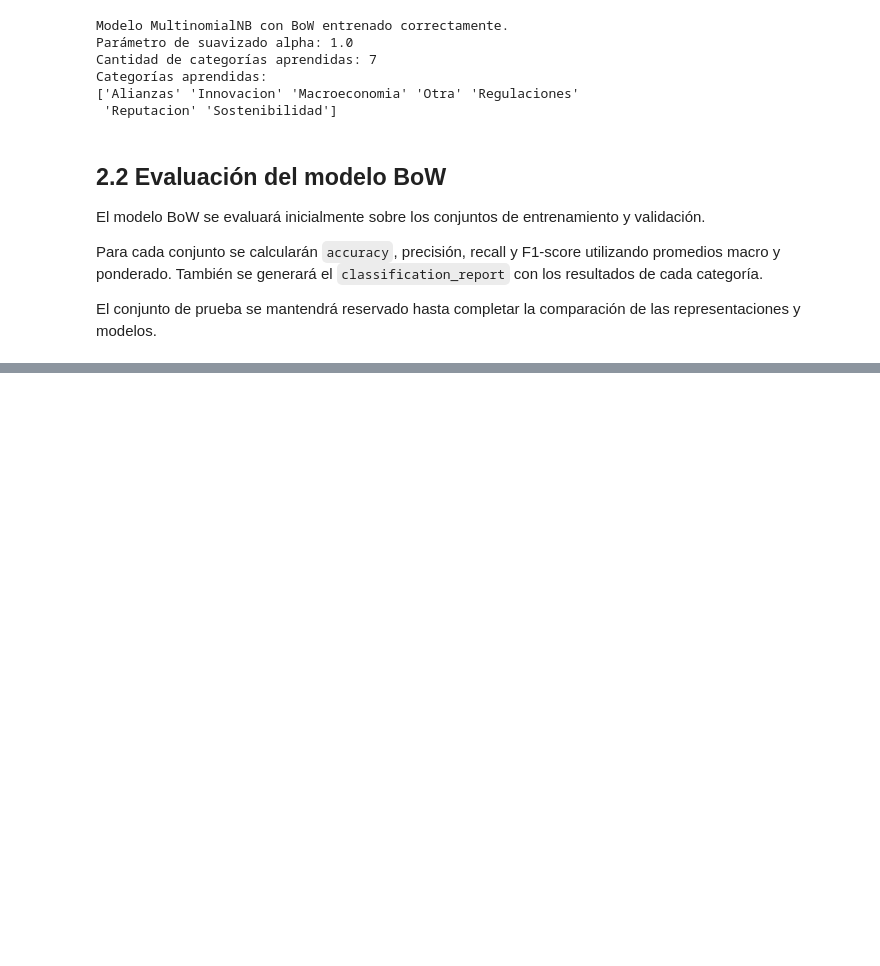
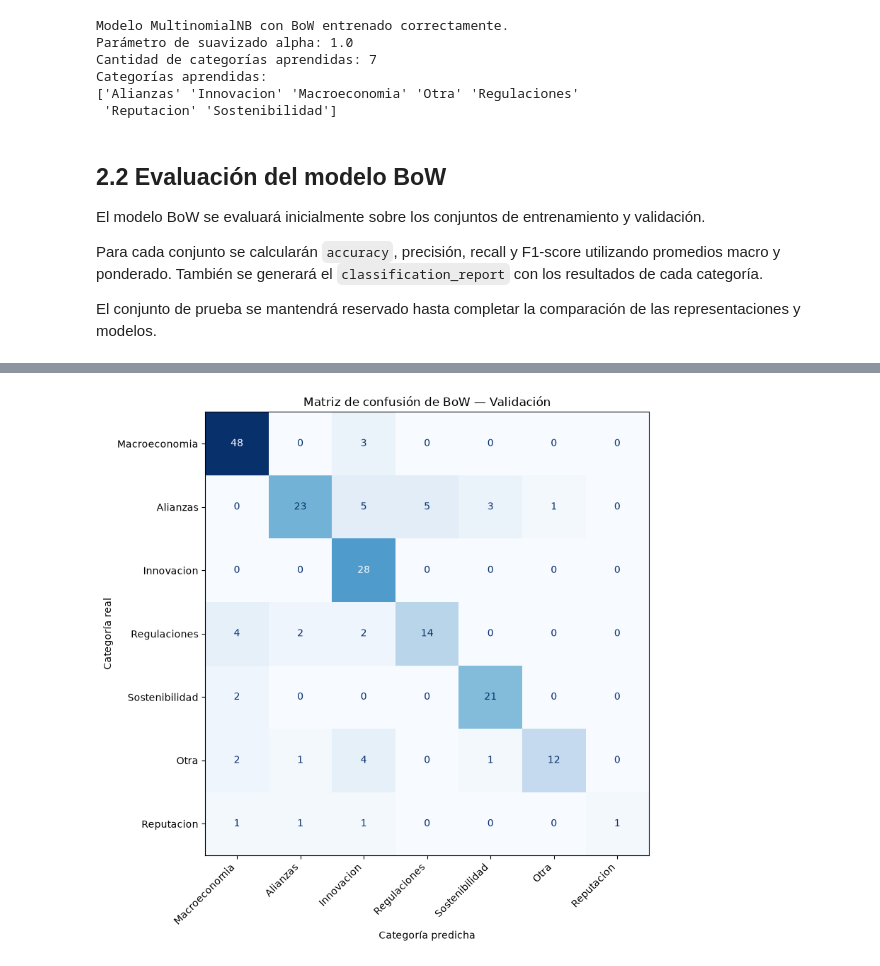
Before and after one commit to Jtanchezz/NLP, a Jupyter notebook: Lab3/lab3.ipynb, the cells around one changed output, grey strips where cells are left out. Cells and saved outputs as stored; diff of their text form; code cells hidden in the pictures; blank space fills up the shorter version.

```diff
--- a/Lab3/lab3.ipynb
+++ b/Lab3/lab3.ipynb
@@ -489,0 +621,44 @@ El conjunto de prueba se mantendrá reservado hasta completar la comparación de
+# %%
+import matplotlib.pyplot as plt
+
+from sklearn.metrics import (
+    confusion_matrix,
+    ConfusionMatrixDisplay
+)
+
+matriz_confusion_bow_validacion = confusion_matrix(
+    etiquetas_validacion,
+    predicciones_bow_validacion,
+    labels=orden_categorias
+)
+
+fig, ax = plt.subplots(
+    figsize=(11, 8)
+)
+
+visualizacion_bow = ConfusionMatrixDisplay(
+    confusion_matrix=matriz_confusion_bow_validacion,
+    display_labels=orden_categorias
+)
+
+visualizacion_bow.plot(
+    ax=ax,
+    cmap="Blues",
+    values_format="d",
+    colorbar=False
+)
+
+plt.title(
+    "Matriz de confusión de BoW — Validación"
+)
+plt.xlabel("Categoría predicha")
+plt.ylabel("Categoría real")
+plt.xticks(
+    rotation=45,
+    ha="right"
+)
+
+plt.tight_layout()
+plt.show()
+# %% [output]
+[figure, added]
```
Also changed, not shown: parts of 3 cells of this notebook.
